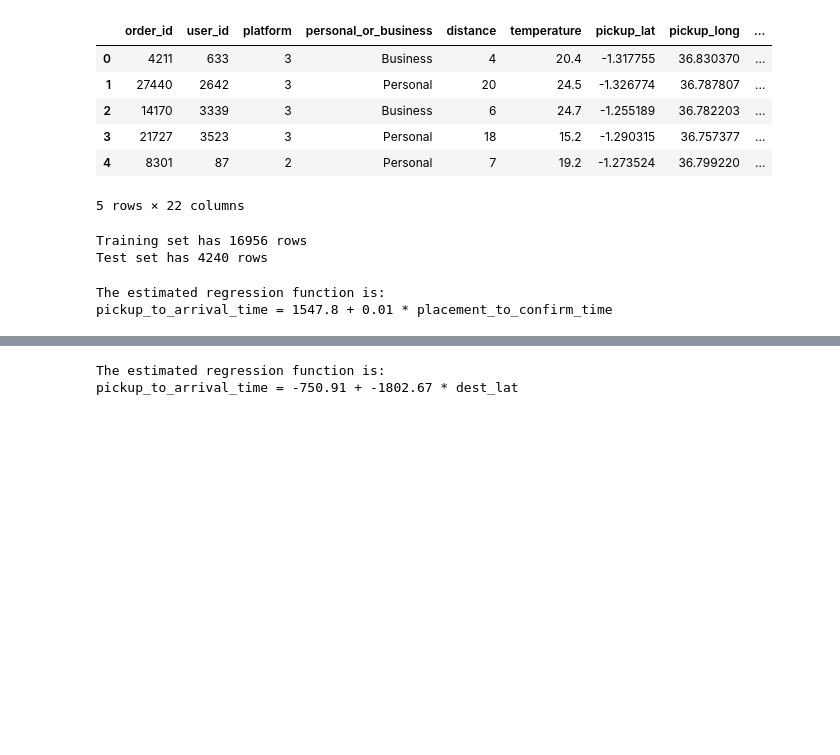
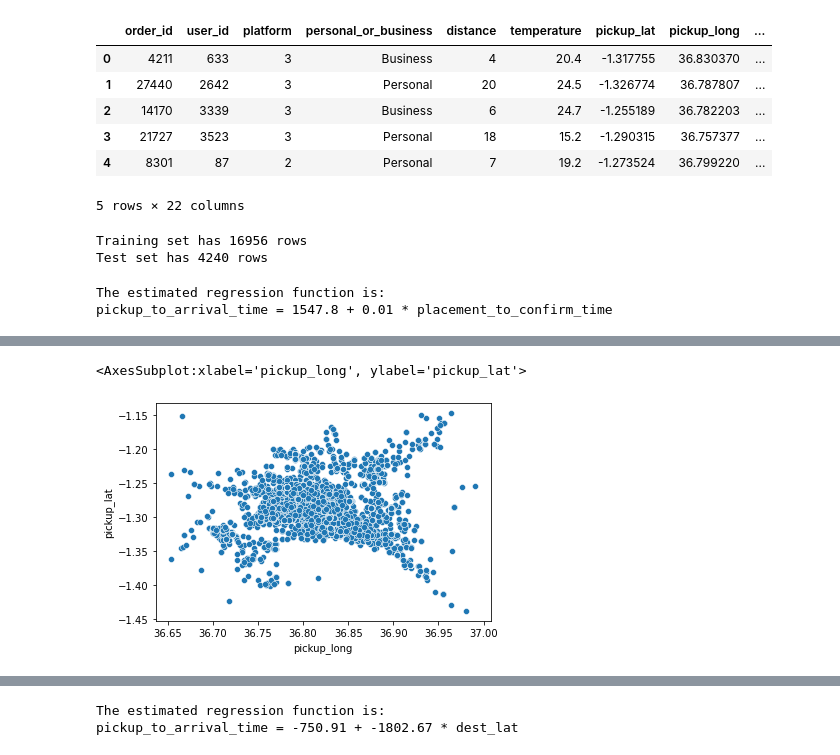
Before and after one commit to jeremylee73/ix-sendy-logistics, a Jupyter notebook: sendy-logistics.ipynb, the cells around one changed output, grey strips where cells are left out. Saved outputs shown, nothing was run; the diff lists cells and outputs as text; code cells hidden in the pictures; blank space fills up the shorter version.

Commit message:
added graphs for pickup and dest coordinates

```diff
--- a/sendy-logistics.ipynb
+++ b/sendy-logistics.ipynb
@@ -382,3 +382,10 @@ pickup_to_arrival_time = -50896.94 + 1425.06 * pickup_long
+# %%
+model_pickup = LinearRegression()
+model_pickup.fit(X=train[["pickup_long"]], y=train["pickup_lat"])
+sns.scatterplot(x="pickup_long", y="pickup_lat", data=train)
+# %% [output]
+<AxesSubplot:xlabel='pickup_long', ylabel='pickup_lat'>
+[figure, added]
 # %%
 model_dest_lat = LinearRegression()
 model_dest_lat.fit(X=train[["dest_lat"]], y=train["pickup_to_arrival_time"])
```
Also changed, not shown: parts of 17 cells of this notebook.
